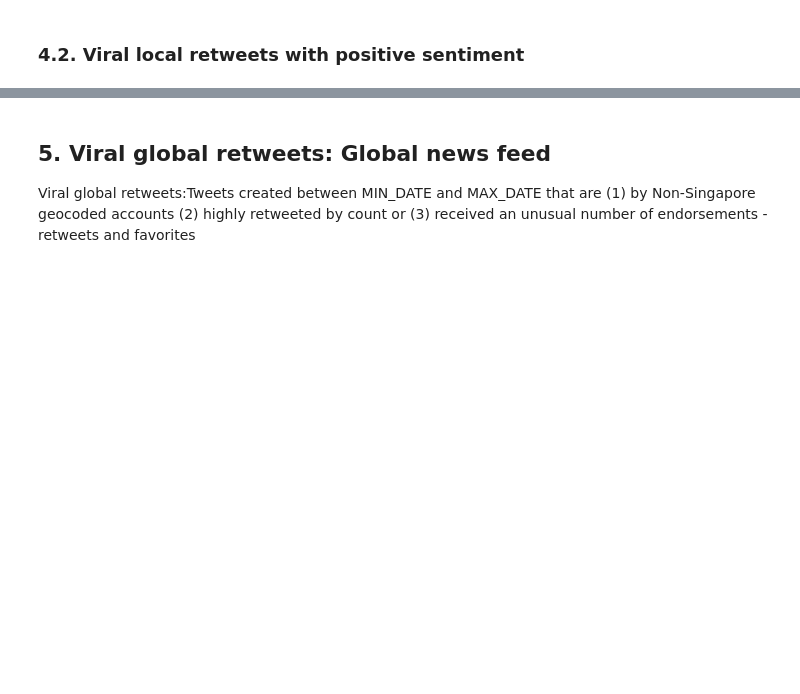
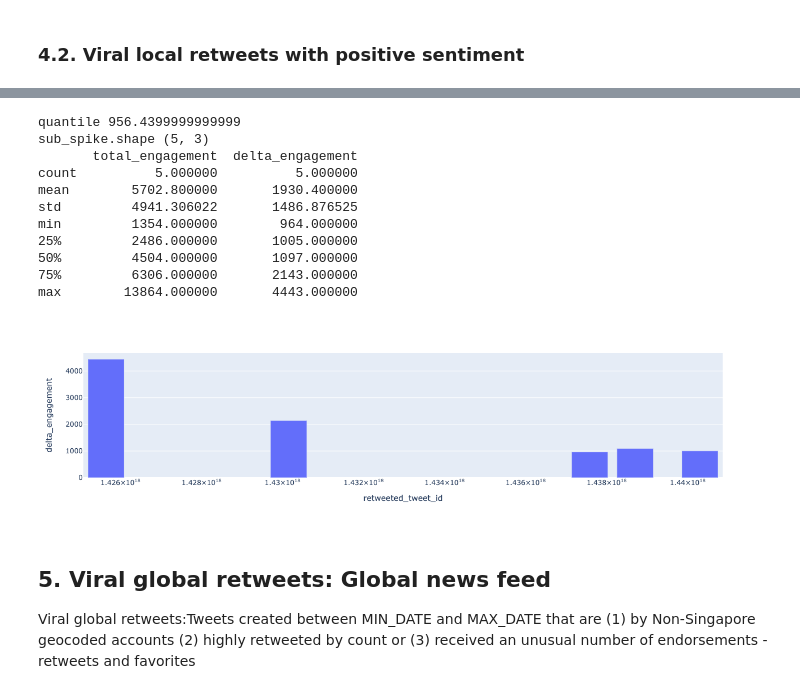
Before and after one commit to anshu0612/geocoded-tweets-analysis-dashboard, a Jupyter notebook: notebooks/sg_tweets_engagements_eda.ipynb, the cells around one changed output, grey strips where cells are left out. Drawn from its saved outputs; the diff is of its cells as text; code cells hidden in the pictures; blank space fills up the shorter version.

Commit message:
Updated tweets collection

```diff
--- a/notebooks/sg_tweets_engagements_eda.ipynb
+++ b/notebooks/sg_tweets_engagements_eda.ipynb
@@ -508,8 +550,8 @@ pos_local_rtids_by_count = list(c_pos_local_retweet[:TOP_RTS_POS_NEG]['retweeted
 grouped_sorted_date = pos_local_retweet.groupby(['retweeted_tweet_id', 'tweet_date']).apply(pd.DataFrame.sort_values, 'tweet_date').reset_index(drop=True)
 max_grouped_sorted_date = grouped_sorted_date.groupby(['retweeted_tweet_id', 'tweet_date'])['total_engagement'].max().reset_index()
 max_grouped_sorted_date['delta_engagement'] = max_grouped_sorted_date.groupby(['retweeted_tweet_id'])['total_engagement'].diff().fillna(0).astype(int)
-spike = max_grouped_sorted_date.groupby('retweeted_tweet_id').nth(1)
-spike = list(spike[spike['delta_engagement'] >= SPIKE_THRESHOLD].reset_index()['retweeted_tweet_id'])
+spike_ = max_grouped_sorted_date.groupby('retweeted_tweet_id').nth(1)
+spike = list(spike_[spike_['delta_engagement'] >= SPIKE_THRESHOLD].reset_index()['retweeted_tweet_id'])
 
 # print("By count: ", len(pos_local_rtids_by_count))
 # print("By spike: ", len(spike))
@@ -524,0 +579,22 @@ pd.DataFrame.to_csv(max_grouped_sorted_date, '../data/output/rts/local/pos_local
+# %%
+t = spike_['delta_engagement']
+sub_spike_2 = t.quantile(.98)
+print("quantile", sub_spike_2)
+sub_spike = spike_[spike_['delta_engagement'] > sub_spike_2]
+print("sub_spike.shape", sub_spike.shape)
+print(sub_spike.describe())
+fig = px.bar(sub_spike, y="delta_engagement")
+fig.show()
+# %% [output]
+quantile 956.4399999999999
+sub_spike.shape (5, 3)
+       total_engagement  delta_engagement
+count          5.000000          5.000000
+mean        5702.800000       1930.400000
+std         4941.306022       1486.876525
+min         1354.000000        964.000000
+25%         2486.000000       1005.000000
+50%         4504.000000       1097.000000
+75%         6306.000000       2143.000000
+max        13864.000000       4443.000000
+[figure, added]
```
Also changed, not shown: parts of 20 cells of this notebook, 7 other files.
